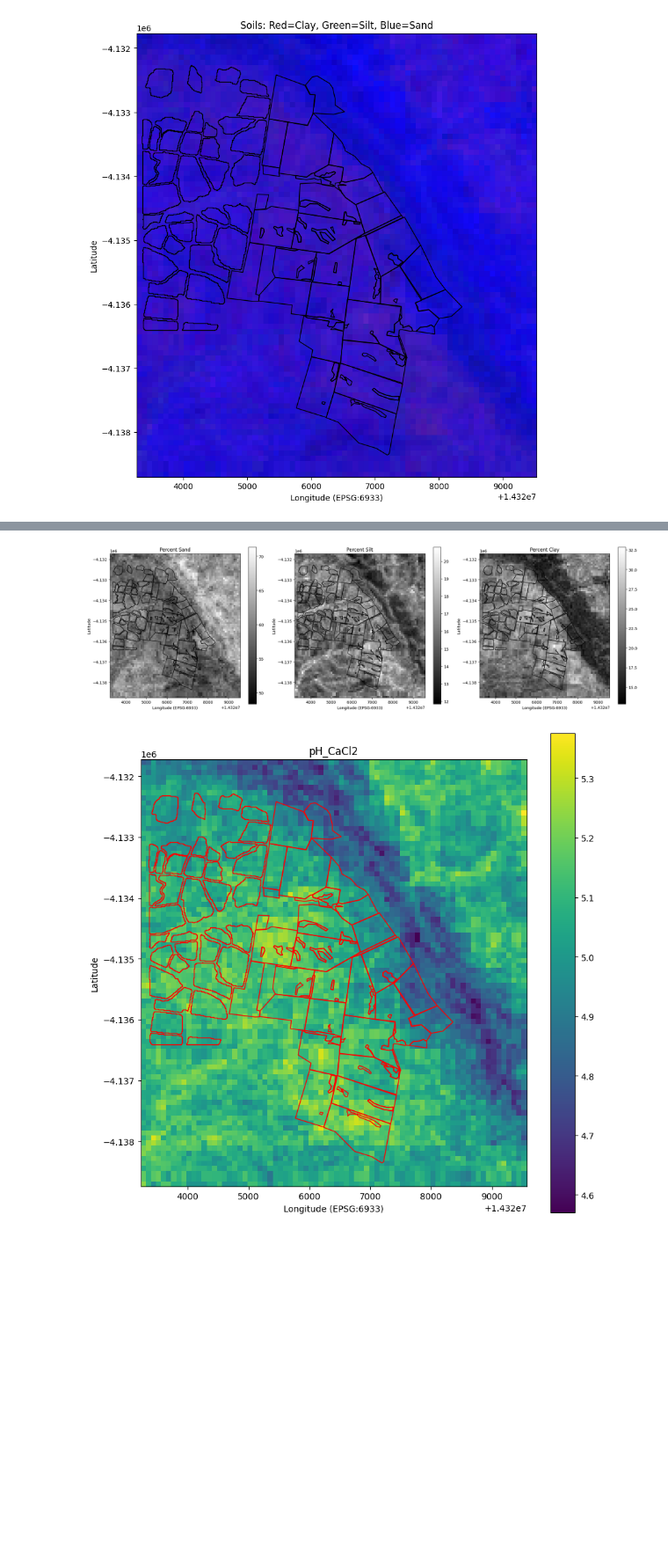
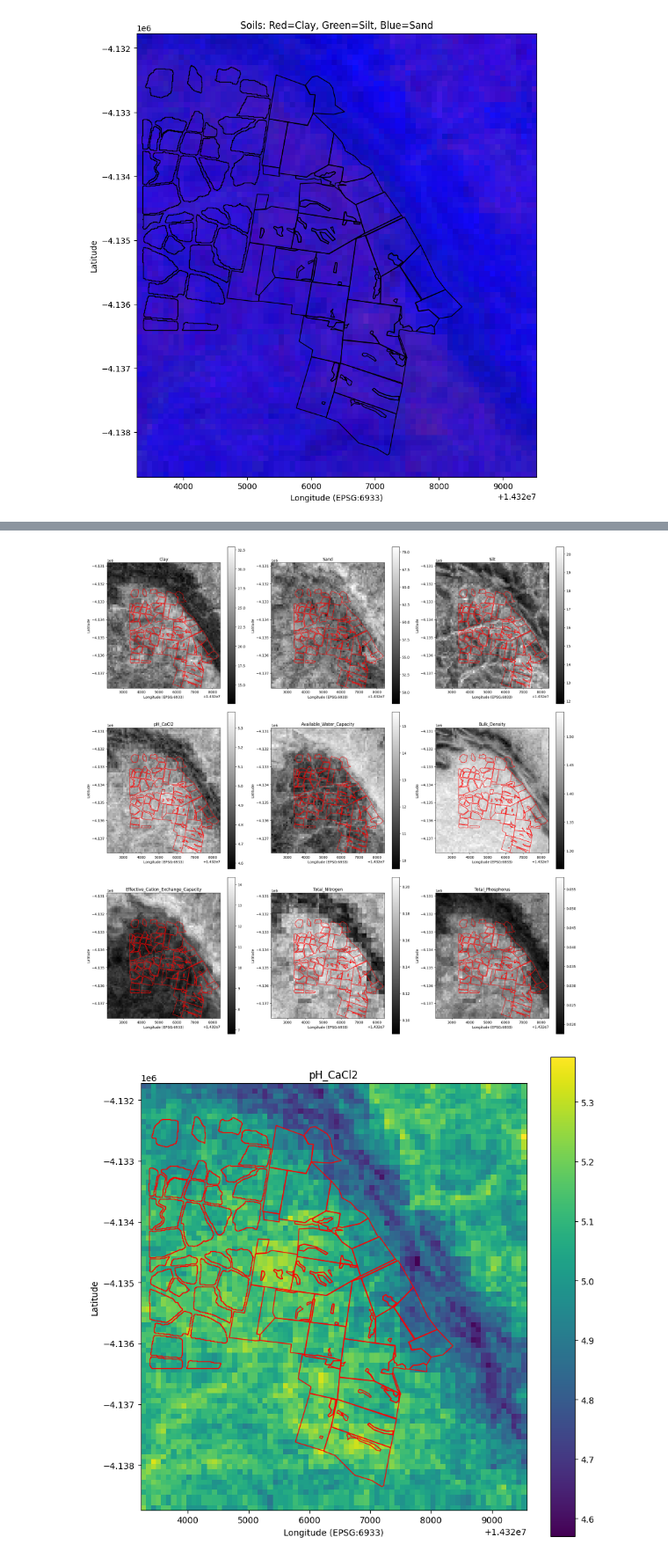
Before and after one commit to johnburley3000/PaddockTS, a Jupyter notebook: Notebooks/Milgadara_fractional_cover.ipynb, the cells around one changed output, grey strips where cells are left out. Shown at 88% size. Drawn from its saved outputs; the diff is of its cells as text; code cells hidden in the pictures; blank space fills up the shorter version.

Commit message:
9x soil layers, CFI3 index, ordered fractional cover

```diff
--- a/Notebooks/Milgadara_fractional_cover.ipynb
+++ b/Notebooks/Milgadara_fractional_cover.ipynb
@@ -288,16 +215,0 @@ HTTPError: 404 Client Error: Not Found for url: https://www.asris.csiro.au/arcgi
-# %%
-variable = "Clay"
-filename = f'/g/data/xe2/Chris/Data/PadSeg/MILG_b033_2017-24_{variable}.tif'
-clay = rioxarray.open_rasterio(filename).rio.reproject("EPSG:6933").assign_coords(band=[variable])
-
-variable = "Silt"
-filename = f'/g/data/xe2/Chris/Data/PadSeg/MILG_b033_2017-24_{variable}.tif'
-silt = rioxarray.open_rasterio(filename).rio.reproject("EPSG:6933").assign_coords(band=[variable])
-
-variable = "Sand"
-filename = f'/g/data/xe2/Chris/Data/PadSeg/MILG_b033_2017-24_{variable}.tif'
-sand = rioxarray.open_rasterio(filename).rio.reproject("EPSG:6933").assign_coords(band=[variable])
-
-variable = "pH_CaCl2"
-filename = f'/g/data/xe2/Chris/Data/PadSeg/MILG_b033_2017-24_{variable}.tif'
-pH = rioxarray.open_rasterio(filename).rio.reproject("EPSG:6933").assign_coords(band=[variable])
@@ -325,0 +257,10 @@ array([[[15.791472 , 15.298645 , 15.985539 , ..., 22.262814 ,
+# %%
+variables = ["Clay", "Sand", "Silt", "pH_CaCl2", "Available_Water_Capacity", "Bulk_Density", "Effective_Cation_Exchange_Capacity", "Total_Nitrogen", "Total_Phosphorus"]
+# %%
+soil_layers = dict()
+for variable in variables:
+    filename = f'/g/data/xe2/cb8590/Data/PadSeg/MILG_6km_{variable}.tif'
+    layer = rioxarray.open_rasterio(filename).rio.reproject("EPSG:6933").assign_coords(band=[variable])
+    soil_layers[variable] = layer
+
+soil_layers.keys()
@@ -325,0 +269,3 @@ array([[[15.791472 , 15.298645 , 15.985539 , ..., 22.262814 ,
+# %%
+soils = xr.concat([layer for variable, layer in soil_layers.items()], dim='band')
+soils
@@ -371,26 +325,28 @@ array([[15.791472, 15.298645, 15.985539, ..., 22.262814, 23.113855,
 # %%
 # Define the variables and their respective titles
-variables = ['Sand', 'Silt', 'Clay']
-titles = [f"Percent {var}" for var in variables]
+titles = [f"{var}" for var in variables]
+variables = ["Clay", "Sand", "Silt", "pH_CaCl2", "Available_Water_Capacity", "Bulk_Density", "Effective_Cation_Exchange_Capacity", "Total_Nitrogen", "Total_Phosphorus"]
 
 # Create subplots
-fig, axes = plt.subplots(nrows=1, ncols=3, figsize=(20, 6))
+fig, axes = plt.subplots(nrows=3, ncols=3, figsize=(20, 20))
+axes = axes.flatten()
+
 
 # Loop over the variables, colormaps, and axes
-for ax, variable, cmap, title in zip(axes, variables, colormaps, titles):
+for ax, variable, title in zip(axes, variables, titles):
     img = soils.sel(band=variable).plot(ax=ax, cmap='grey')
-    pad_man.plot(ax=ax, facecolor='none', edgecolor='black', linewidth=1)
+    pad_man.plot(ax=ax, facecolor='none', edgecolor='red', linewidth=1)
     ax.set_title(title)
     ax.set_xlabel("Longitude (EPSG:6933)")
     ax.set_ylabel("Latitude")
 
 # Adjust layout for better spacing between plots
 plt.tight_layout()
 
 # Show the final plot
 plt.show()
 # %% [output]
-[figure, old version]
+[figure, new version]
 # %%
 variable = 'pH_CaCl2'
 fig, ax = plt.subplots(figsize=(10, 10))
```
Also changed, not shown: parts of 26 cells of this notebook.
